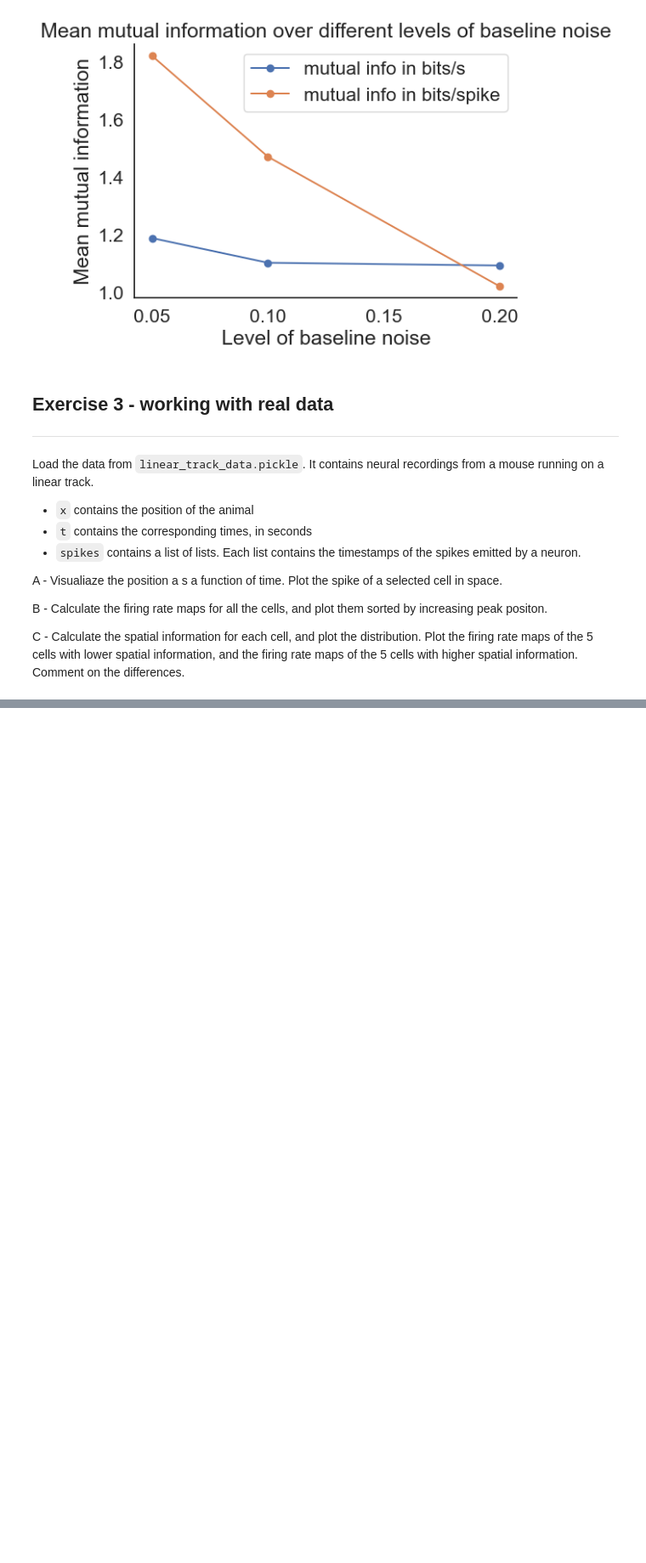
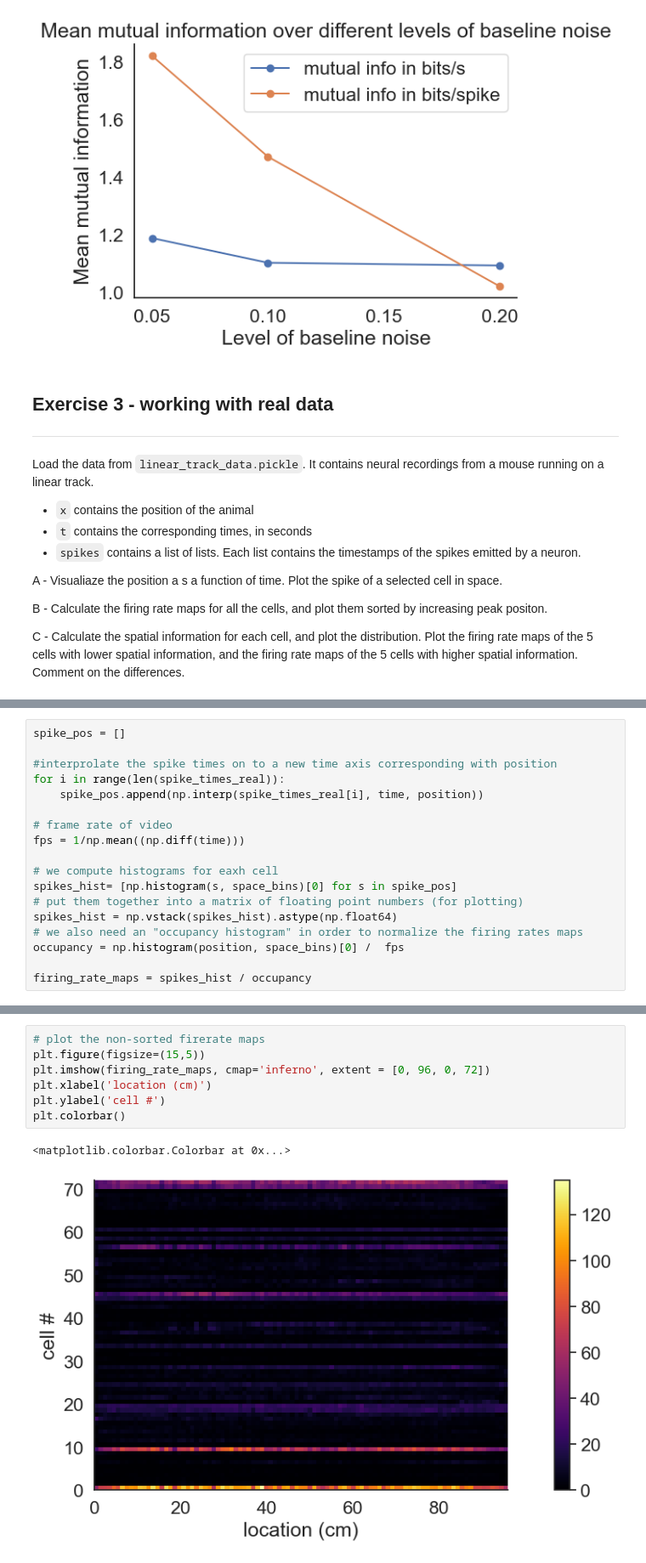
Before and after one commit to lbroekema/neuro-analysis, a Jupyter notebook: exercises_tuningcurves.ipynb, the cells around one changed output, grey strips where cells are left out. Shown at 85% size. Cells and saved outputs as stored; diff of their text form; blank space fills up the shorter version.

```diff
--- a/exercises_tuningcurves.ipynb
+++ b/exercises_tuningcurves.ipynb
@@ -770,0 +821,18 @@ C - Calculate the spatial information for each cell, and plot the distribution.
+# %%
+spike_pos = []
+
+#interprolate the spike times on to a new time axis corresponding with position
+for i in range(len(spike_times_real)):
+    spike_pos.append(np.interp(spike_times_real[i], time, position))
+
+# frame rate of video
+fps = 1/np.mean((np.diff(time)))
+
+# we compute histograms for eaxh cell
+spikes_hist= [np.histogram(s, space_bins)[0] for s in spike_pos]
+# put them together into a matrix of floating point numbers (for plotting)
+spikes_hist = np.vstack(spikes_hist).astype(np.float64)
+# we also need an "occupancy histogram" in order to normalize the firing rates maps
+occupancy = np.histogram(position, space_bins)[0] /  fps
+
+firing_rate_maps = spikes_hist / occupancy
@@ -770,0 +845,10 @@ C - Calculate the spatial information for each cell, and plot the distribution.
+# %%
+# plot the non-sorted firerate maps
+plt.figure(figsize=(15,5))
+plt.imshow(firing_rate_maps, cmap='inferno', extent = [0, 96, 0, 72])
+plt.xlabel('location (cm)')
+plt.ylabel('cell #')
+plt.colorbar()
+# %% [output]
+<matplotlib.colorbar.Colorbar at 0x...>
+[figure, added]
```
Also changed, not shown: parts of 21 cells of this notebook.
